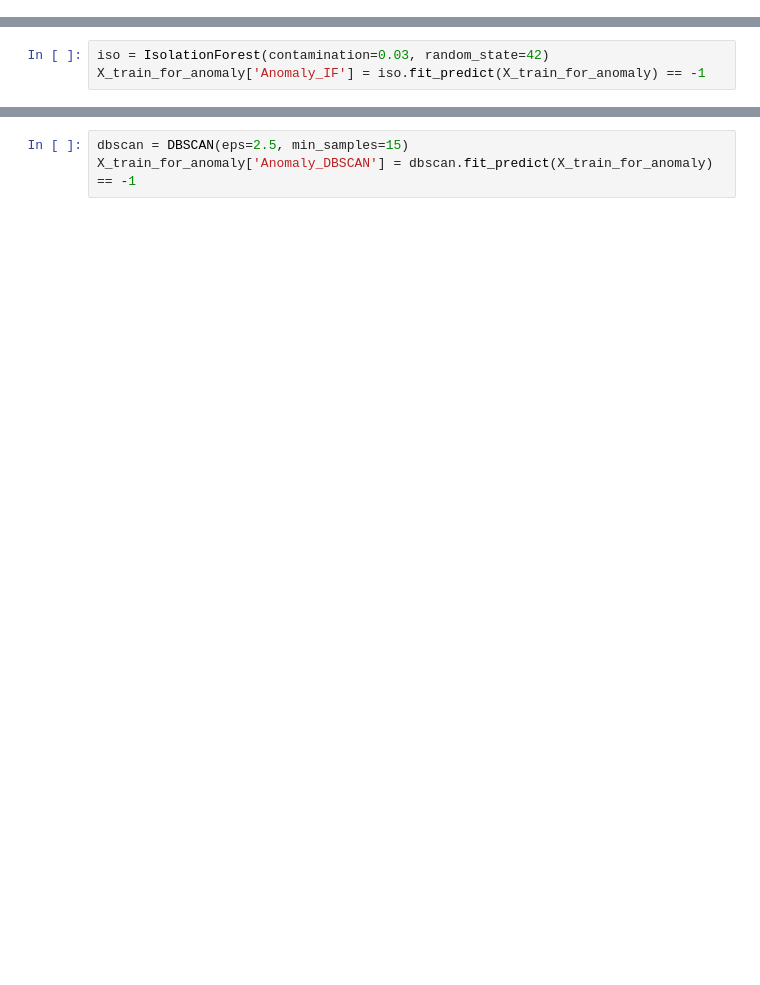
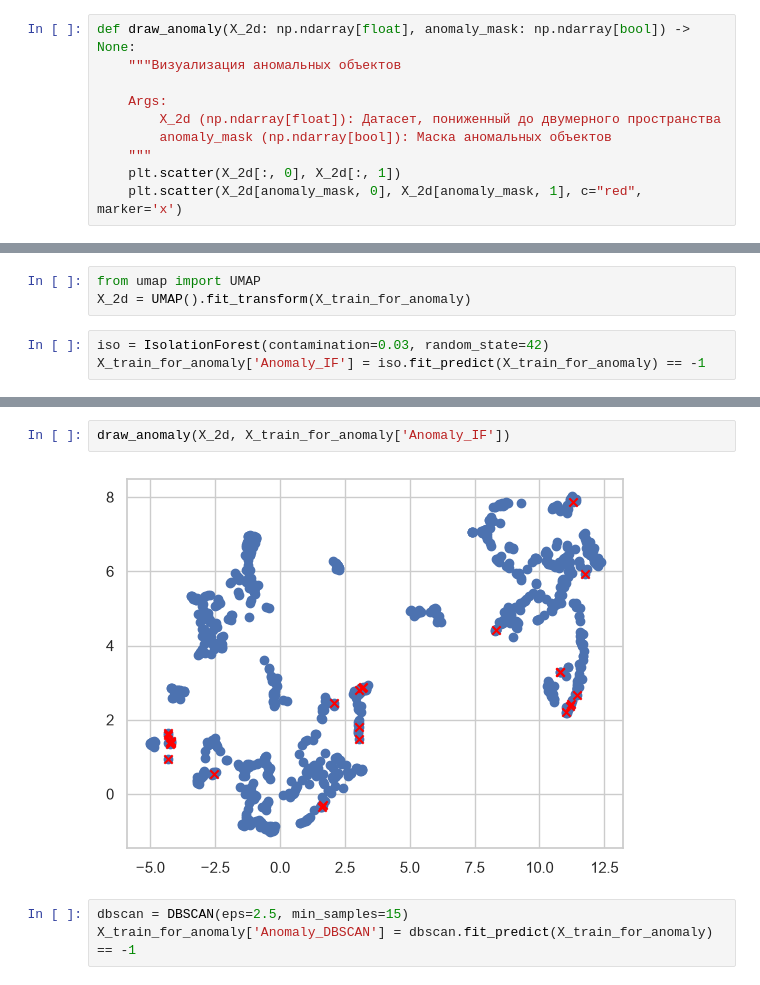
Before and after one commit to alexandrarengolt/HAIL_THE_KING, a Jupyter notebook: castle_walls.ipynb, the cells around one changed output, grey strips where cells are left out. Saved outputs shown, nothing was run; the diff lists cells and outputs as text; blank space fills up the shorter version.

```diff
--- a/castle_walls.ipynb
+++ b/castle_walls.ipynb
@@ -562,0 +565,10 @@ y_train_clean = y_train.loc[good_rows_mas1k]
+# %%
+def draw_anomaly(X_2d: np.ndarray[float], anomaly_mask: np.ndarray[bool]) -> None:
+    """Визуализация аномальных объектов
+
+    Args:
+        X_2d (np.ndarray[float]): Датасет, пониженный до двумерного пространства
+        anomaly_mask (np.ndarray[bool]): Маска аномальных объектов
+    """
+    plt.scatter(X_2d[:, 0], X_2d[:, 1])
+    plt.scatter(X_2d[anomaly_mask, 0], X_2d[anomaly_mask, 1], c="red", marker='x')
@@ -571,3 +600,6 @@ X_train_for_anomaly = pd.DataFrame(
+# %%
+from umap import UMAP
+X_2d = UMAP().fit_transform(X_train_for_anomaly)
 # %%
 iso = IsolationForest(contamination=0.03, random_state=42)
 X_train_for_anomaly['Anomaly_IF'] = iso.fit_predict(X_train_for_anomaly) == -1
@@ -574,3 +610,7 @@ X_train_for_anomaly['Anomaly_IF'] = iso.fit_predict(X_train_for_anomaly) == -1
+# %%
+draw_anomaly(X_2d, X_train_for_anomaly['Anomaly_IF'])
+# %% [output]
+[figure, added]
 # %%
 dbscan = DBSCAN(eps=2.5, min_samples=15)
 X_train_for_anomaly['Anomaly_DBSCAN'] = dbscan.fit_predict(X_train_for_anomaly) == -1
```
Also changed, not shown: parts of 7 cells of this notebook.
